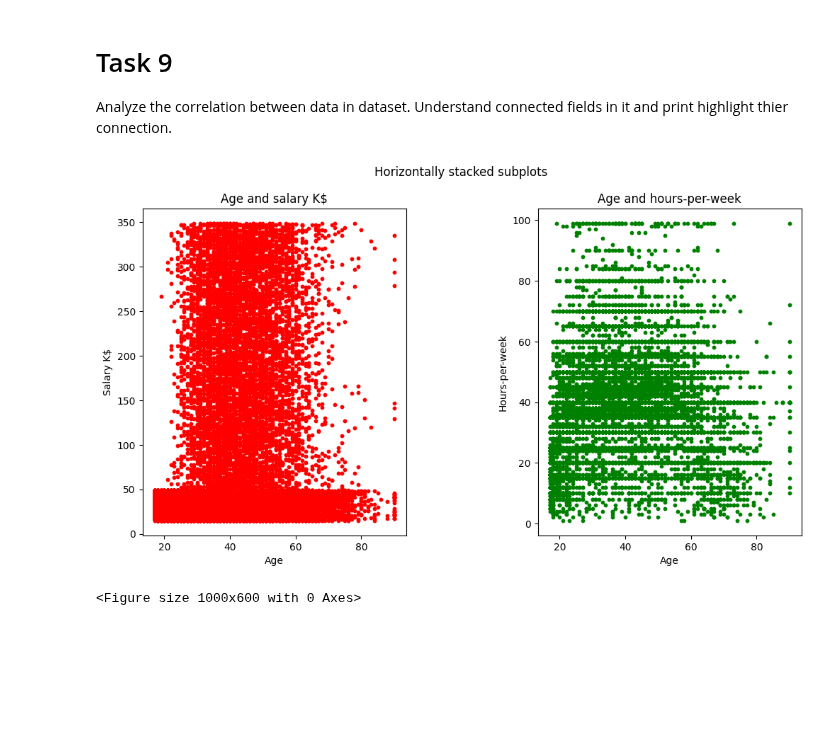
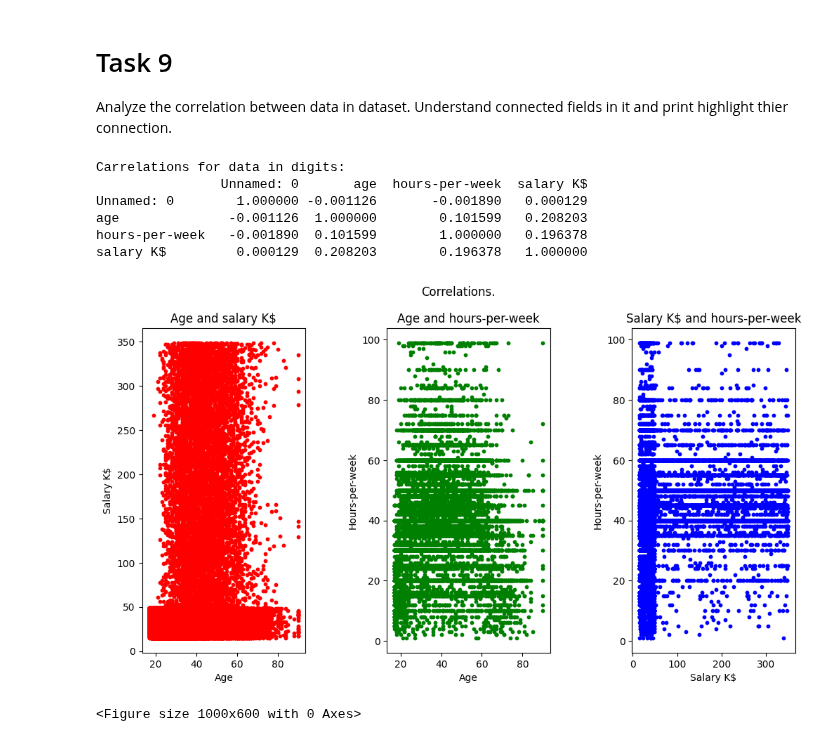
Before and after one commit to mate-academy/py-adult-data-analysis, a Jupyter notebook: app/main.ipynb, the cells around one changed output. Saved outputs shown, nothing was run; the diff lists cells and outputs as text; code cells hidden in the pictures; blank space fills up the shorter version.

Commit message:
add correlations for data for Task 9

```diff
--- a/app/main.ipynb
+++ b/app/main.ipynb
@@ -158,18 +158,28 @@ np.int64(90)
 # Task 9
 Analyze the correlation between data in dataset. Understand connected fields in it and print highlight thier connection.
 # %%
-fig1, (ax1, ax2) = plt.subplots(1, 2, figsize=(12, 6))
+print(f"Correlations for data in digits:\n{df.corr(numeric_only=True)}")
+fig1, (ax1, ax2, ax3) = plt.subplots(1, 3, figsize=(12, 6))
 plt.figure(figsize=(10, 6))
-fig1.suptitle("Horizontally stacked subplots")
+fig1.suptitle("Correlations.")
 ax1.set_title("Age and salary K$")
 ax1.set(xlabel="Age", ylabel="Salary K$")
 ax2.set_title("Age and hours-per-week")
 ax2.set(xlabel="Age", ylabel="Hours-per-week")
+ax3.set_title("Salary K$ and hours-per-week")
+ax3.set(xlabel="Salary K$", ylabel="Hours-per-week")
 fig1.subplots_adjust(wspace=0.5)
 ax1.scatter(df["age"], df["salary K$"], s=10, color="red")
 ax2.scatter(df["age"], df["hours-per-week"], s=10, color="green")
+ax3.scatter(df["salary K$"], df["hours-per-week"], s=10, color="blue")
 
 plt.show()
 # %% [output]
+Carrelations for data in digits:
+                Unnamed: 0       age  hours-per-week  salary K$
+Unnamed: 0        1.000000 -0.001126       -0.001890   0.000129
+age              -0.001126  1.000000        0.101599   0.208203
+hours-per-week   -0.001890  0.101599        1.000000   0.196378
+salary K$         0.000129  0.208203        0.196378   1.000000
-[figure, old version]
+[figure, new version]
-<Figure size 1000x600 with 0 Axes>
+<Figure size 1000x600 with 0 Axes>
```
